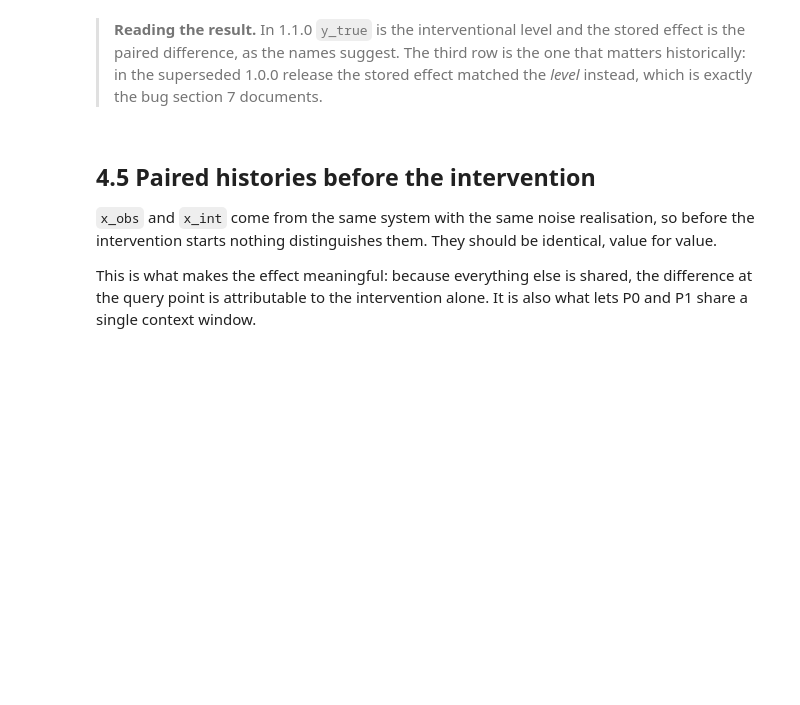
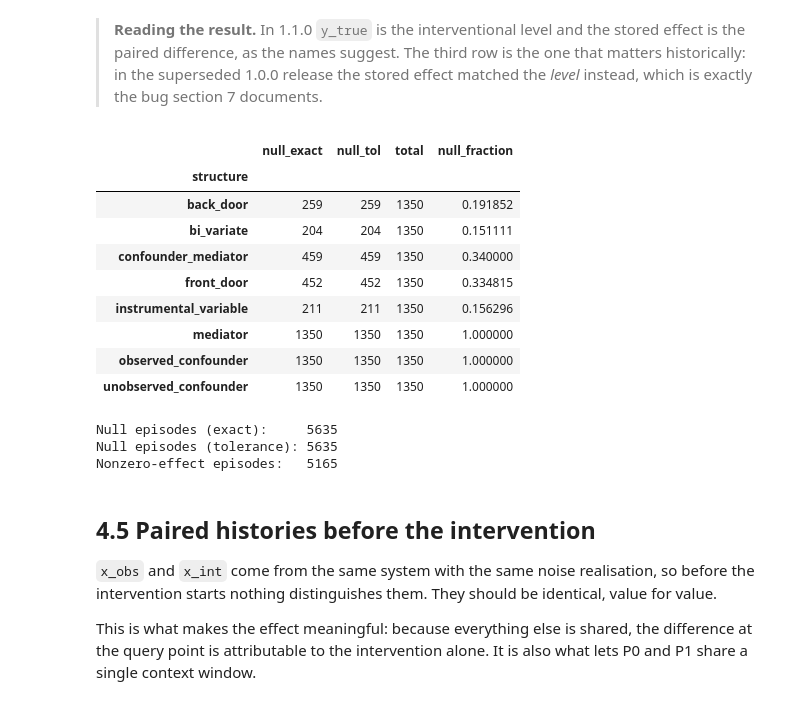
Before and after one commit to fernandascarcela/fmts-workshop, a Jupyter notebook: notebooks/suites_overview.ipynb, the cells around one changed output. Drawn from its saved outputs; the diff is of its cells as text; code cells hidden in the pictures; blank space fills up the shorter version.

```diff
--- a/notebooks/suites_overview.ipynb
+++ b/notebooks/suites_overview.ipynb
@@ -345,6 +345,41 @@ display(targets)
 paired difference, as the names suggest. The third row is the one that matters
 historically: in the superseded 1.0.0 release the stored effect matched the
 *level* instead, which is exactly the bug section 7 documents.
+# %%
+# Null-effect episodes in Identifiability 1.1.0.
+# The query sits at the intervention onset (offset 0, section 4.3), so any
+# structure without a same-step path from treatment to outcome has a true
+# effect of exactly zero at the query.
+ident_df["null_exact"] = ident_df["stored_effect"] == 0
+ident_df["null_tol"] = ident_df["stored_effect"].abs() <= 1e-9
+
+null_by_structure = (
+    ident_df.groupby("structure")[["null_exact", "null_tol"]]
+    .sum()
+    .assign(total=ident_df.groupby("structure").size())
+)
+null_by_structure["null_fraction"] = (
+    null_by_structure["null_tol"] / null_by_structure["total"]
+)
+display(null_by_structure)
+
+print("Null episodes (exact):    ", int(ident_df["null_exact"].sum()))
+print("Null episodes (tolerance):", int(ident_df["null_tol"].sum()))
+print("Nonzero-effect episodes:  ", int((~ident_df["null_tol"]).sum()))
+# %% [output]
+|  | null_exact | null_tol | total | null_fraction |
+| structure |  |  |  |  |
+| back_door | 259 | 259 | 1350 | 0.191852 |
+| bi_variate | 204 | 204 | 1350 | 0.151111 |
+| confounder_mediator | 459 | 459 | 1350 | 0.340000 |
+| front_door | 452 | 452 | 1350 | 0.334815 |
+| instrumental_variable | 211 | 211 | 1350 | 0.156296 |
+| mediator | 1350 | 1350 | 1350 | 1.000000 |
+| observed_confounder | 1350 | 1350 | 1350 | 1.000000 |
+| unobserved_confounder | 1350 | 1350 | 1350 | 1.000000 |
+Null episodes (exact):     5635
+Null episodes (tolerance): 5635
+Nonzero-effect episodes:   5165
 # %% [markdown]
 ## 4.5 Paired histories before the intervention
 
```
Also changed, not shown: parts of 1 cell of this notebook, 1 other file.
